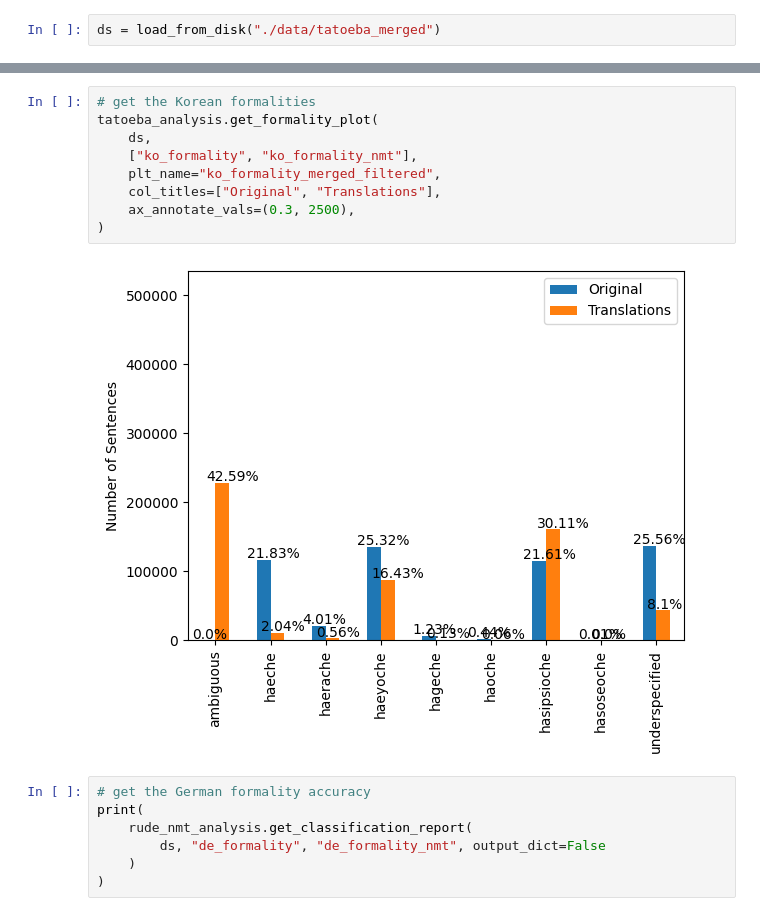
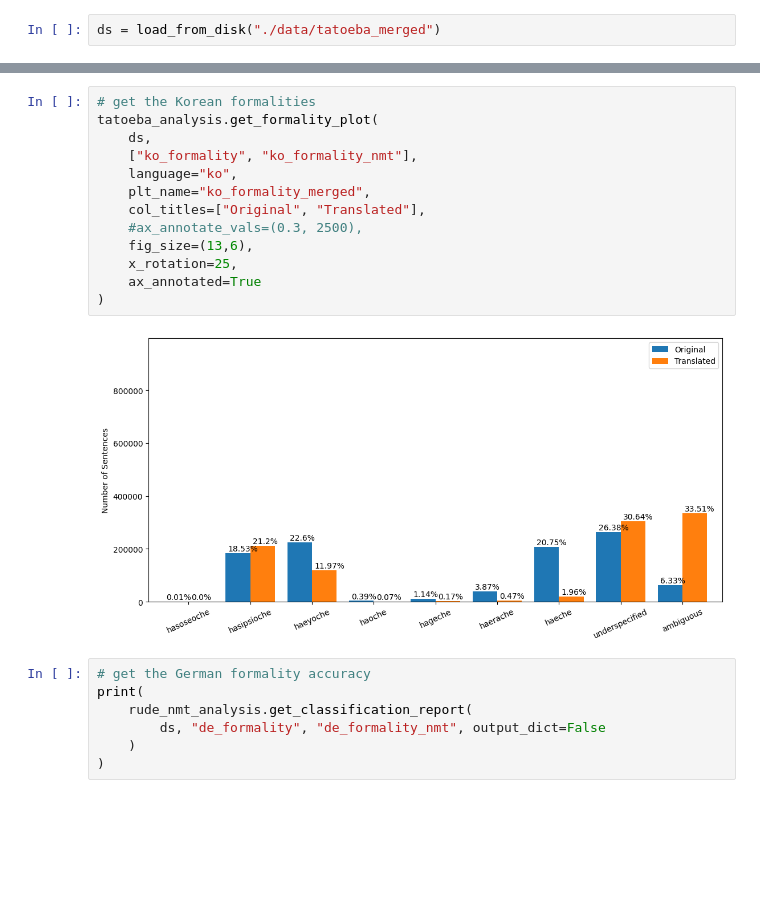
Before and after one commit to lsickert/rude-nmt, a Jupyter notebook: analysis.ipynb, the cells around one changed output, grey strips where cells are left out. Drawn from its saved outputs; the diff is of its cells as text; blank space fills up the shorter version.

Commit message:
added more analyses and plots

```diff
--- a/analysis.ipynb
+++ b/analysis.ipynb
@@ -65,14 +65,18 @@ tatoeba_analysis.get_formality_plot(
 # %%
 # get the Korean formalities
 tatoeba_analysis.get_formality_plot(
     ds,
     ["ko_formality", "ko_formality_nmt"],
-    plt_name="ko_formality_merged_filtered",
-    col_titles=["Original", "Translations"],
-    ax_annotate_vals=(0.3, 2500),
+    language="ko",
+    plt_name="ko_formality_merged",
+    col_titles=["Original", "Translated"],
+    #ax_annotate_vals=(0.3, 2500),
+    fig_size=(13,6),
+    x_rotation=25,
+    ax_annotated=True
 )
 # %% [output]
-[figure, old version]
+[figure, new version]
 # %%
 # get the German formality accuracy
 print(
```
Also changed, not shown: parts of 14 cells of this notebook, 6 other files.
